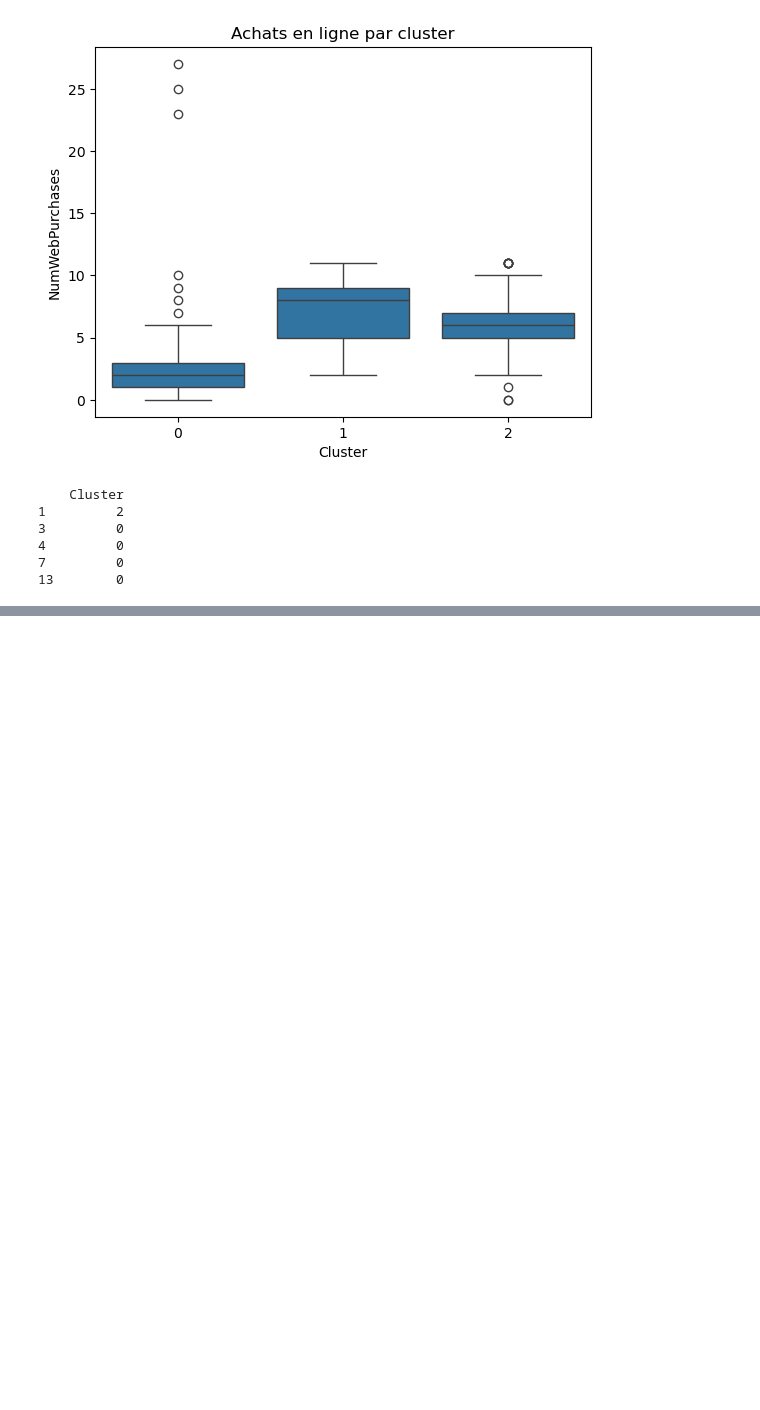
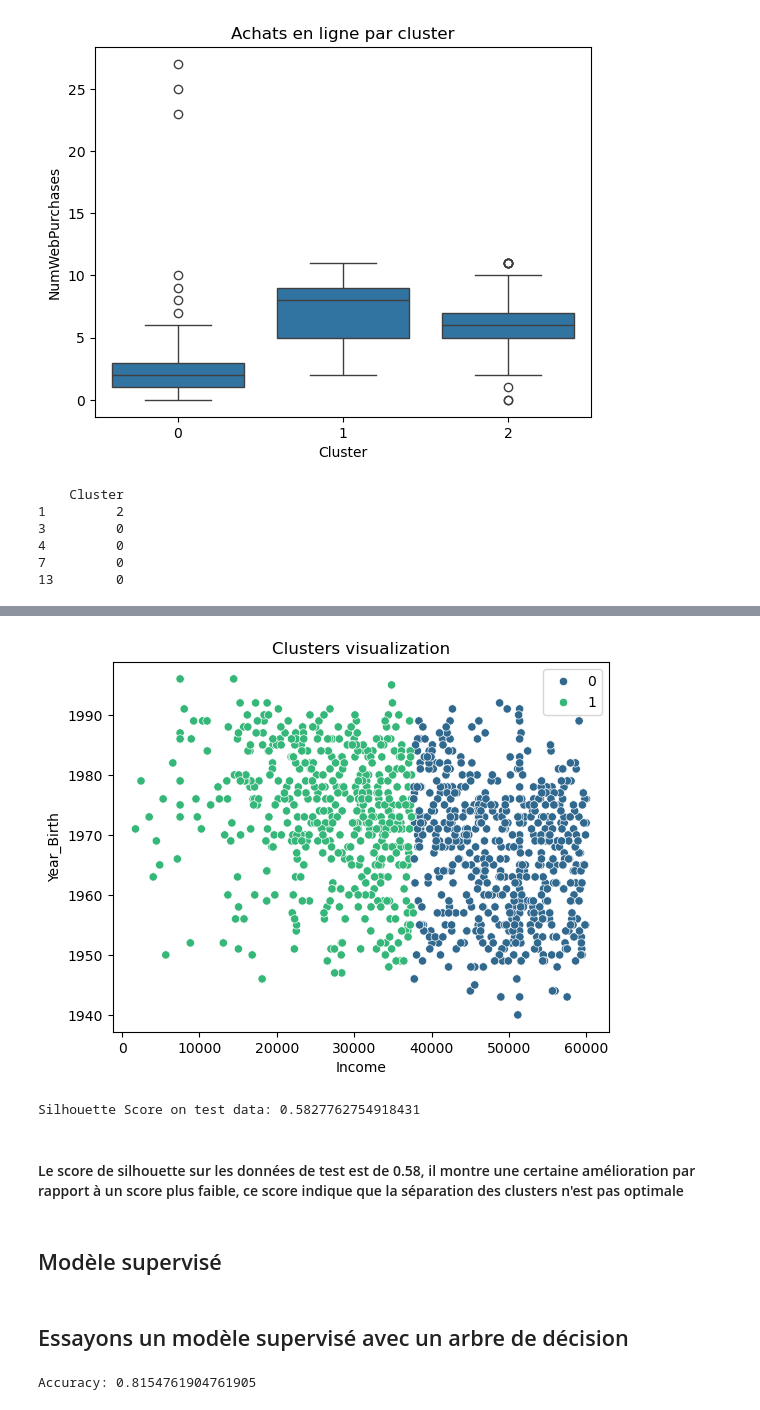
Before and after one commit to syphaxlch/ExploratoryDataAnalysis_ML, a Jupyter notebook: code.ipynb, the cells around one changed output, grey strips where cells are left out. Cells and saved outputs as stored; diff of their text form; code cells hidden in the pictures; blank space fills up the shorter version.

```diff
--- a/code.ipynb
+++ b/code.ipynb
@@ -328,0 +385,8 @@ Cluster                                             ...
+# %%
+# Appliquer K-Means avec le k optimal
+optimal_k = range_k[scores.index(max(scores))]
+kmeans = KMeans(n_clusters=optimal_k, random_state=42)
+kmeans.fit(X_train)
+
+# Ajouter les labels des clusters au dataset (si besoin)
+X_train['Cluster'] = kmeans.labels_
@@ -328,0 +403,48 @@ Cluster                                             ...
+# %%
+sns.scatterplot(x=X_train.iloc[:, 0], y=X_train.iloc[:, 1], hue=kmeans.labels_, palette='viridis')
+plt.title('Clusters visualization')
+plt.show()
+# %% [output]
+[figure, added]
+# %%
+# Prédire les clusters sur le jeu de test
+test_labels = kmeans.predict(X_test)
+test_silhouette_score = silhouette_score(X_test, test_labels)
+print("Silhouette Score on test data:", test_silhouette_score)
+# %% [output]
+Silhouette Score on test data: 0.5827762754918431
+# %% [markdown]
+#### Le score de silhouette sur les données de test est de 0.58, il montre une certaine amélioration par rapport à un score plus faible, ce score indique que la séparation des clusters n'est pas optimale
+# %% [markdown]
+## Modèle supervisé
+# %% [markdown]
+## Essayons un modèle supervisé avec un arbre de décision
+# %%
+from sklearn.model_selection import train_test_split
+from sklearn.tree import DecisionTreeClassifier
+from sklearn.preprocessing import LabelEncoder
+
+# Prétraiter les colonnes catégorielles
+label_encoder = LabelEncoder()
+df['Education'] = label_encoder.fit_transform(df['Education'])
+df['Marital_Status'] = label_encoder.fit_transform(df['Marital_Status'])
+
+# Sélectionner les colonnes pertinentes
+X = df[['Year_Birth', 'Income', 'Kidhome', 'Recency', 'MntWines', 'MntFruits', 'MntMeatProducts', 'MntFishProducts', 'MntSweetProducts']]
+y = df['Response']  # colonne cible
+
+# Diviser les données en ensembles d'entraînement et de test
+X_train, X_test, y_train, y_test = train_test_split(X, y, test_size=0.3, random_state=42)
+
+# Créer et entraîner le modèle
+model = DecisionTreeClassifier(random_state=42)
+model.fit(X_train, y_train)
+
+# Faire des prédictions
+y_pred = model.predict(X_test)
+
+# Évaluer le modèle
+from sklearn.metrics import accuracy_score
+print("Accuracy:", accuracy_score(y_test, y_pred))
+# %% [output]
+Accuracy: 0.8154761904761905
```
Also changed, not shown: parts of 49 cells of this notebook.
